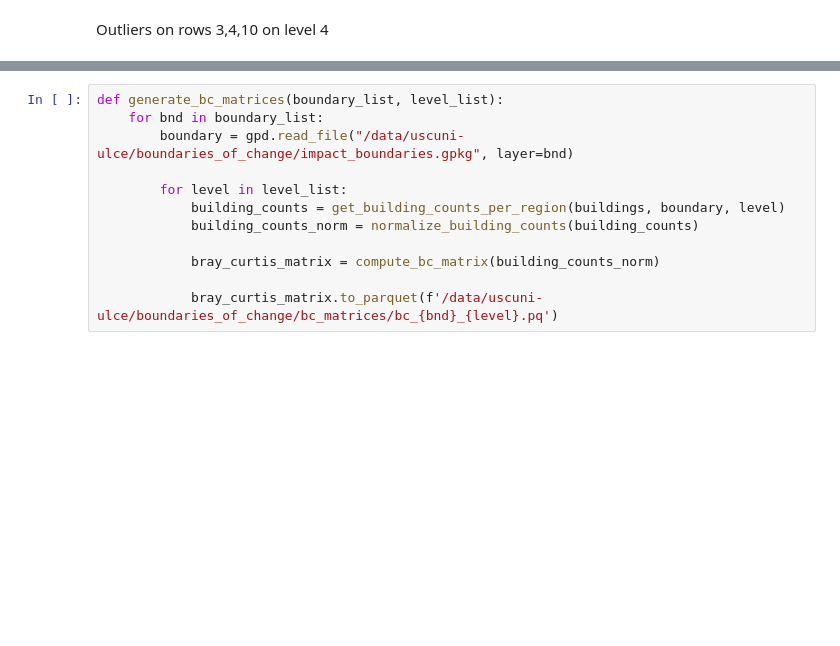
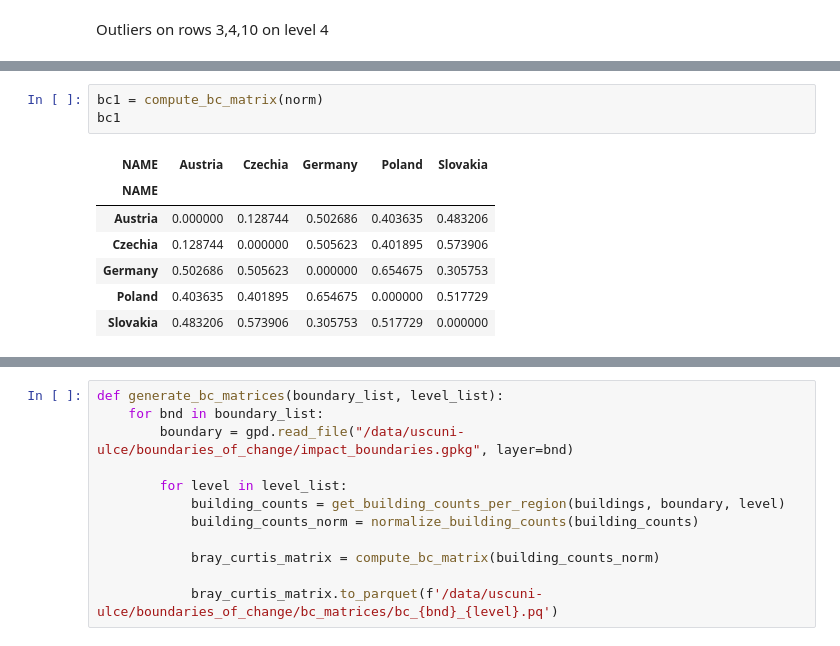
Before and after one commit to uscuni/boundaries_of_change, a Jupyter notebook: code/bray-curtis.ipynb, the cells around one changed output, grey strips where cells are left out. Cells and saved outputs as stored; diff of their text form; blank space fills up the shorter version.

```diff
--- a/code/bray-curtis.ipynb
+++ b/code/bray-curtis.ipynb
@@ -130,0 +135,11 @@ def compute_bc_matrix(count_table):
+# %%
+bc1 = compute_bc_matrix(norm)
+bc1
+# %% [output]
+| NAME | Austria | Czechia | Germany | Poland | Slovakia |
+| NAME |  |  |  |  |  |
+| Austria | 0.000000 | 0.128744 | 0.502686 | 0.403635 | 0.483206 |
+| Czechia | 0.128744 | 0.000000 | 0.505623 | 0.401895 | 0.573906 |
+| Germany | 0.502686 | 0.505623 | 0.000000 | 0.654675 | 0.305753 |
+| Poland | 0.403635 | 0.401895 | 0.654675 | 0.000000 | 0.517729 |
+| Slovakia | 0.483206 | 0.573906 | 0.305753 | 0.517729 | 0.000000 |
```
Also changed, not shown: parts of 28 cells of this notebook, 2 other files.
